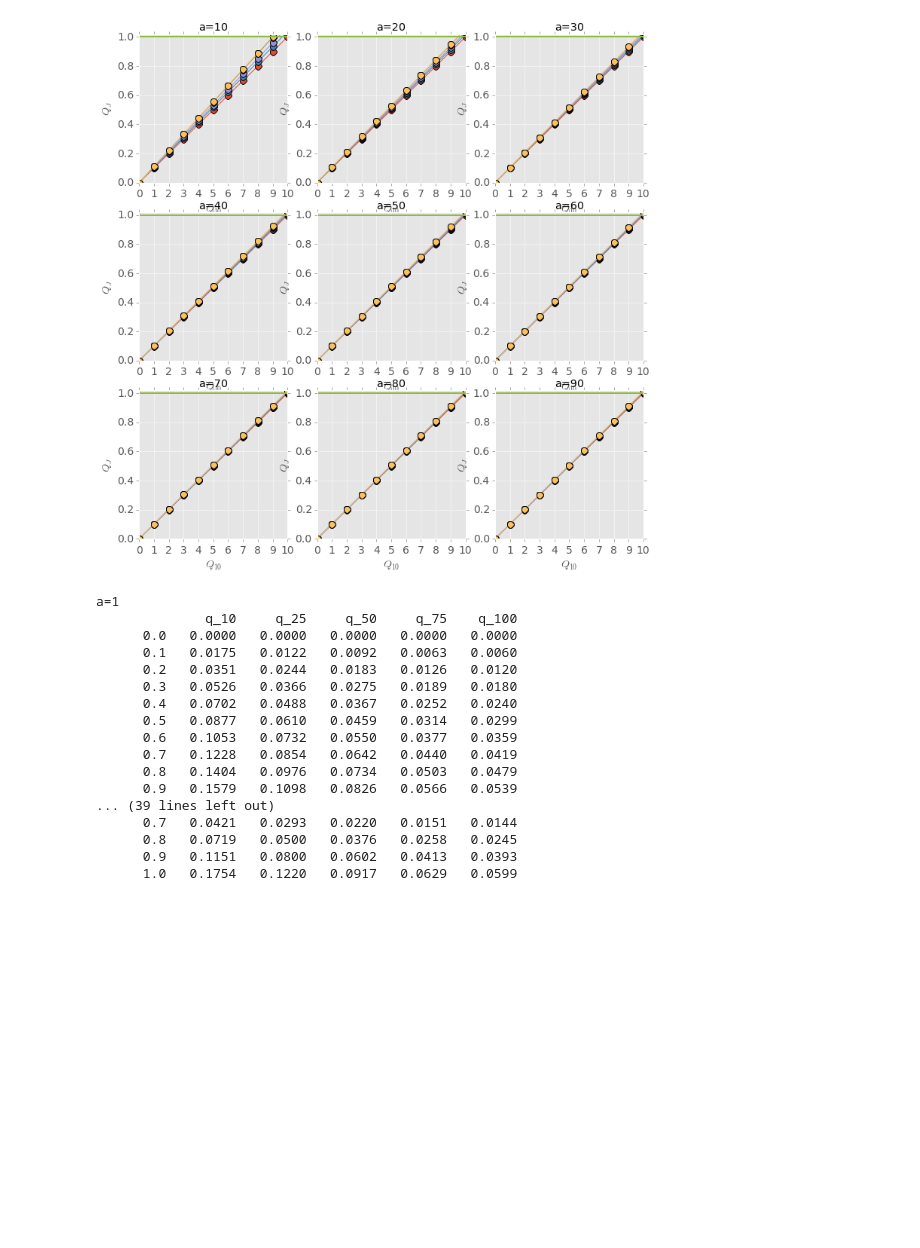
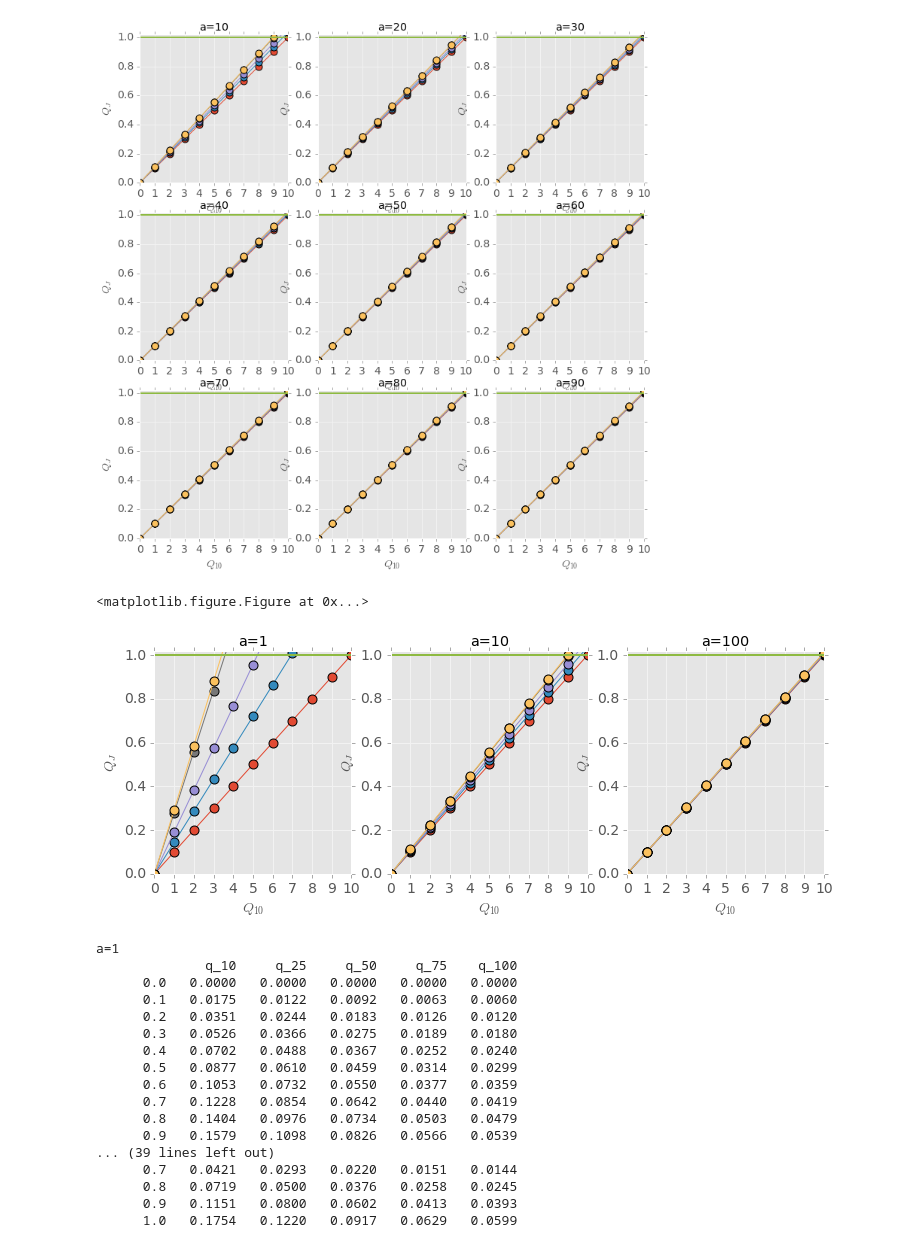
Before and after one commit to mramire8/notebooks, a Jupyter notebook: firstk/preference_analysis.ipynb, the cells around one changed output. Drawn from its saved outputs; the diff is of its cells as text; code cells hidden in the pictures; blank space fills up the shorter version.

```diff
--- a/firstk/preference_analysis.ipynb
+++ b/firstk/preference_analysis.ipynb
@@ -275,7 +275,7 @@ plot_results(formulation_logb_s(q10, 1.025, 50, cost), ["%.2f"%v for v in q10],
 plt.title('b=1.0025, s=50')
 
 plt.subplot(2,2,4)
-plot_results(formulation_logb_s(q10, 1.055, 50, cost), ["%.2f"%v for v in q10], name='logb-s4', ylim=[0,1],
+a,f = plot_results(formulation_logb_s(q10, 1.055, 50, cost), ["%.2f"%v for v in q10], name='logb-s4', ylim=[0,1],
              title='b=1.0055, s=50', ax=ax[1][0])
 plt.title('b=1.0055, s=50')
 plt.savefig('various_b.pdf', bbox_inches="tight", dpi=200, transparent=True)
@@ -330,7 +331,6 @@ def q_to_a(q,a,cj,ck):
 
 def formulation_q_a(q10, a, cost):
     results = []
-    l_q10 = l * q10
     for q in q10:
         results.append([q_to_a(q,a,c,cost[0]) for c in cost])
     return results
@@ -338,6 +338,8 @@ def formulation_q_a(q10, a, cost):
 _, ax = plt.subplots(3,3,figsize=(12,12), sharex=True)
 
 plots = range(1,10,1)
+# plots = range(1,4,1)
+
 avals = np.arange(1, 10.1 , 1)
 
 for p, a in zip(plots,avals):
@@ -363,6 +363,23 @@ for p, a in zip(plots,avals):
 # %% [output]
 <matplotlib.figure.Figure at 0x...>
 [figure]
+# %%
+plt.gcf()
+_, ax = plt.subplots(1,3,figsize=(12,4), sharex=True)
+
+plots = [1,2,3]
+avals = [1,10,100]
+
+for p, a in zip(plots,avals):
+    plt.subplot(1,3,p)
+    plot_results(formulation_q_a(q10, a, cost), ["%.2f"%v for v in q10], name='qtoa-s-%s'%a, ylim=[0,1.02],
+                 title='a=%s' %(a), ax=ax[0])
+    plt.title('a=%s' %(a))
+
+plt.savefig('various_qtoa2.pdf', bbox_inches="tight", dpi=200, transparent=True)
+# %% [output]
+<matplotlib.figure.Figure at 0x...>
+[figure, added]
 # %%
 def fn_poweralpha(q10, alpha, cost):
     results = []
```
Also changed, not shown: parts of 10 cells of this notebook, 4 other files.
